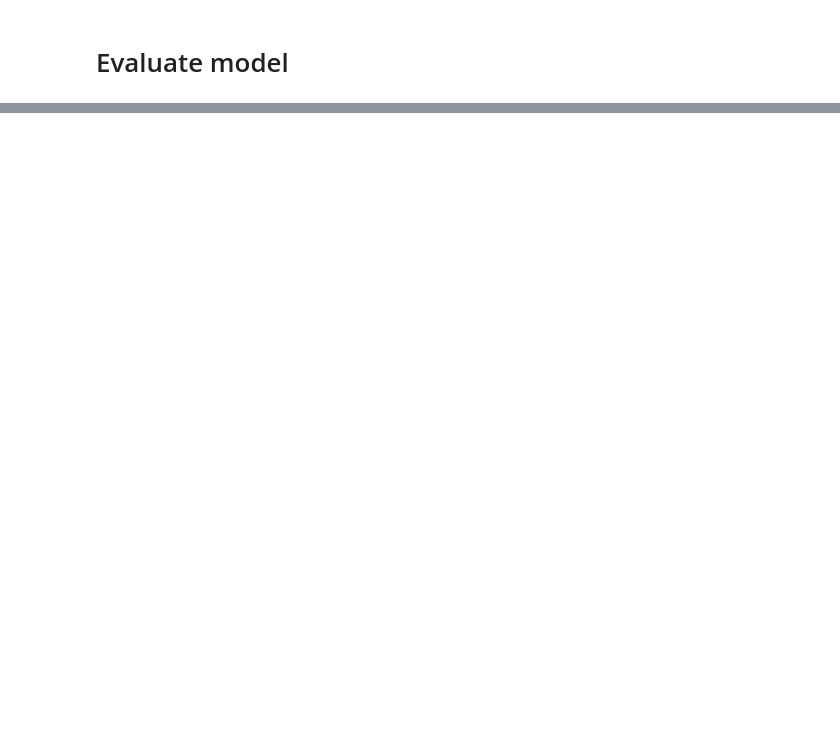
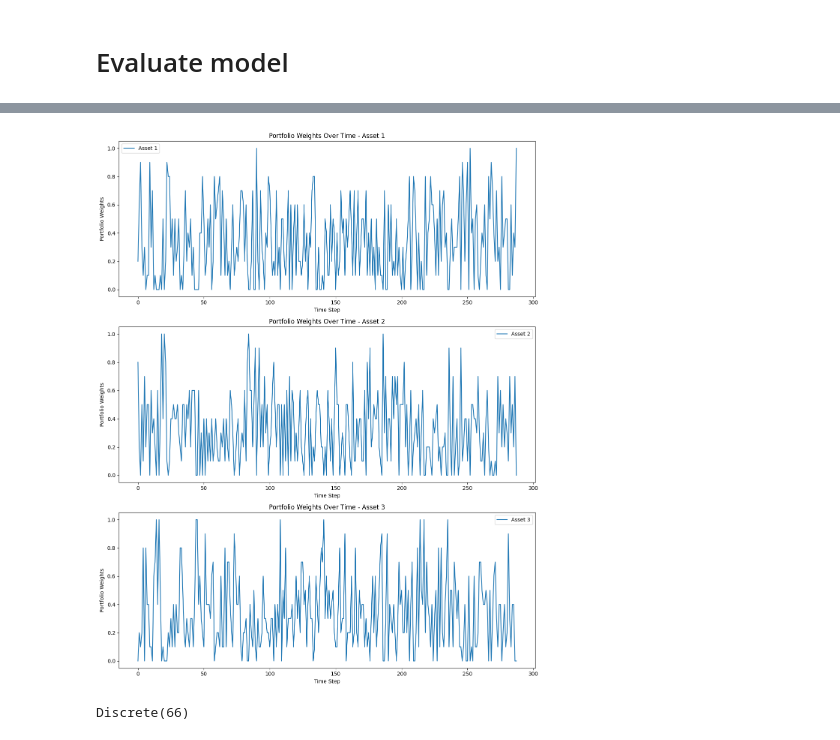
Before and after one commit to MWajdi/rl-portfolio-reallocation, a Jupyter notebook: run_training_experiment.ipynb, the cells around one changed output, grey strips where cells are left out. Saved outputs shown, nothing was run; the diff lists cells and outputs as text; code cells hidden in the pictures; blank space fills up the shorter version.

```diff
--- a/run_training_experiment.ipynb
+++ b/run_training_experiment.ipynb
@@ -213,0 +452,27 @@ Hello
+# %%
+# Plot portfolio weights over time for a single episode, separate plot for each asset
+episode_index = 0  # Change this to the desired episode index
+
+portfolio_weights = results[episode_index]["portfolio_weights"]
+portfolio_weights = np.array(portfolio_weights)
+
+num_assets = portfolio_weights.shape[1]
+
+plt.figure(figsize=(12, 5 * num_assets))
+for j in range(num_assets):
+    plt.subplot(num_assets, 1, j + 1)
+    plt.plot(range(len(portfolio_weights)), portfolio_weights[:, j], label=f"Asset {j+1}")
+    plt.xlabel("Time Step")
+    plt.ylabel("Portfolio Weights")
+    plt.title(f"Portfolio Weights Over Time - Asset {j+1}")
+    plt.legend()
+
+plt.tight_layout()
+plt.show()
+# %% [output]
+[figure, added]
+# %%
+# Number of actions in action space
+envs.single_action_space
+# %% [output]
+Discrete(66)
```
Also changed, not shown: parts of 17 cells of this notebook, 3 other files.
